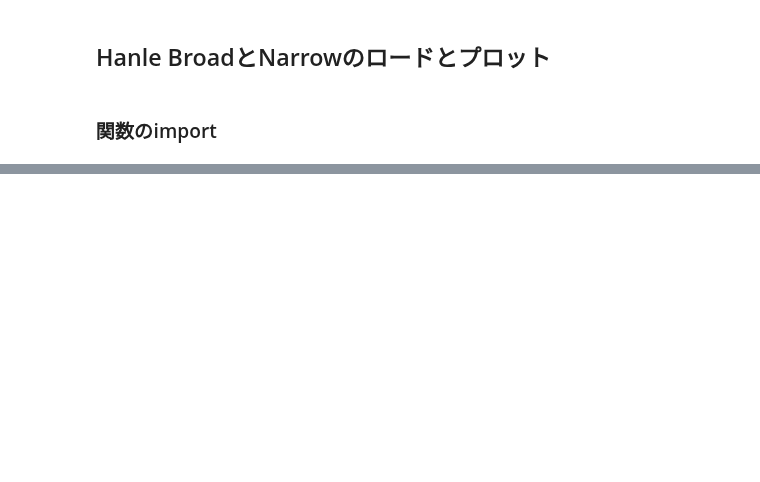
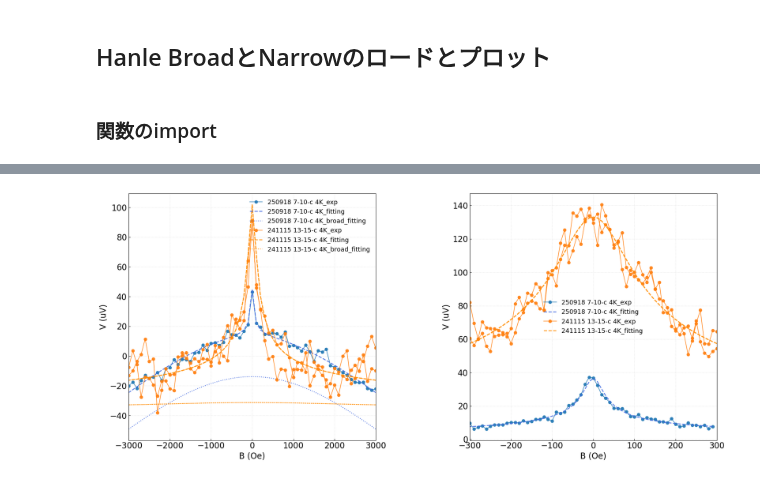
Before and after one commit to shimizuryos/expdata-plotter, a Jupyter notebook: plot_exp_data.ipynb, the cells around one changed output, grey strips where cells are left out. Cells and saved outputs as stored; diff of their text form; code cells hidden in the pictures; blank space fills up the shorter version.

```diff
--- a/plot_exp_data.ipynb
+++ b/plot_exp_data.ipynb
@@ -541,0 +542,35 @@ Test: (A_b3t, W_b3t, A_n3t, W_n3t, Ts, Voff_b, Voff_n, yokozure, alpha)
+# %%
+### 使用例
+broad_file_path1 = '/Volumes/NO NAME/20250918 CoFe 3T/251031/Hanle/N3T_B3T_fitting_20251031_202223_7-10-c Mg2nm 4K -100mA 0.51V 0.44V_B.txt'
+narrow_file_path1 = '/Volumes/NO NAME/20250918 CoFe 3T/251031/Hanle/N3T_B3T_fitting_20251031_202223_7-10-c Mg2nm 4K -100mA 0.51V 0.44V_N_only.txt'
+broad_file_path2 = '/Volumes/NO NAME/20241115 CoFe 3T/低温センター/20241115 CoFe 3T/N3T_B3T_fitting_20250723_141123_20241210_191726 20241115 CoFe 3T 13-15-d 3T -10mA 427mV 417mV RT 90deg 300-10 300-10_averaged_B.txt'
+narrow_file_path2 = '/Volumes/NO NAME/20241115 CoFe 3T/低温センター/20241115 CoFe 3T/N3T_B3T_fitting_20250723_141123_20241210_191726 20241115 CoFe 3T 13-15-d 3T -10mA 427mV 417mV RT 90deg 300-10 300-10_averaged_N_only.txt'
+
+broad_exp_data_series = []
+broad_fitting_data_series = []
+broad_broad_fitting_series = []
+narrow_exp_data_series = []
+narrow_fitting_data_series = []
+
+broad_file_paths = [broad_file_path1, broad_file_path2]
+narrow_file_paths = [narrow_file_path1, narrow_file_path2]
+
+for broad_path, narrow_path in zip(broad_file_paths, narrow_file_paths):
+    _, broad_exp, broad_fitting, broad_broad_fitting = read_hanle_broad(broad_path)
+    narrow_exp, narrow_fitting = read_hanle_n_only(narrow_path)
+    broad_exp_data_series.append(broad_exp)
+    broad_fitting_data_series.append(broad_fitting)
+    broad_broad_fitting_series.append(broad_broad_fitting)
+    narrow_exp_data_series.append(narrow_exp)
+    narrow_fitting_data_series.append(narrow_fitting)
+
+fig, braod_ax, narrow_ax = plot_hanle_broad_and_narrow(
+    broad_exp_data_series=broad_exp_data_series,
+    broad_fitting_data_series=broad_fitting_data_series,
+    broad_broad_fitting_series=broad_broad_fitting_series,
+    narrow_exp_data_series=narrow_exp_data_series,
+    narrow_fitting_data_series=narrow_fitting_data_series,
+    labels=["250918 7-10-c 4K", "241115 13-15-c 4K"],
+)
+# %% [output]
+[figure, added]
```
Also changed, not shown: parts of 2 cells of this notebook, 6 other files.
